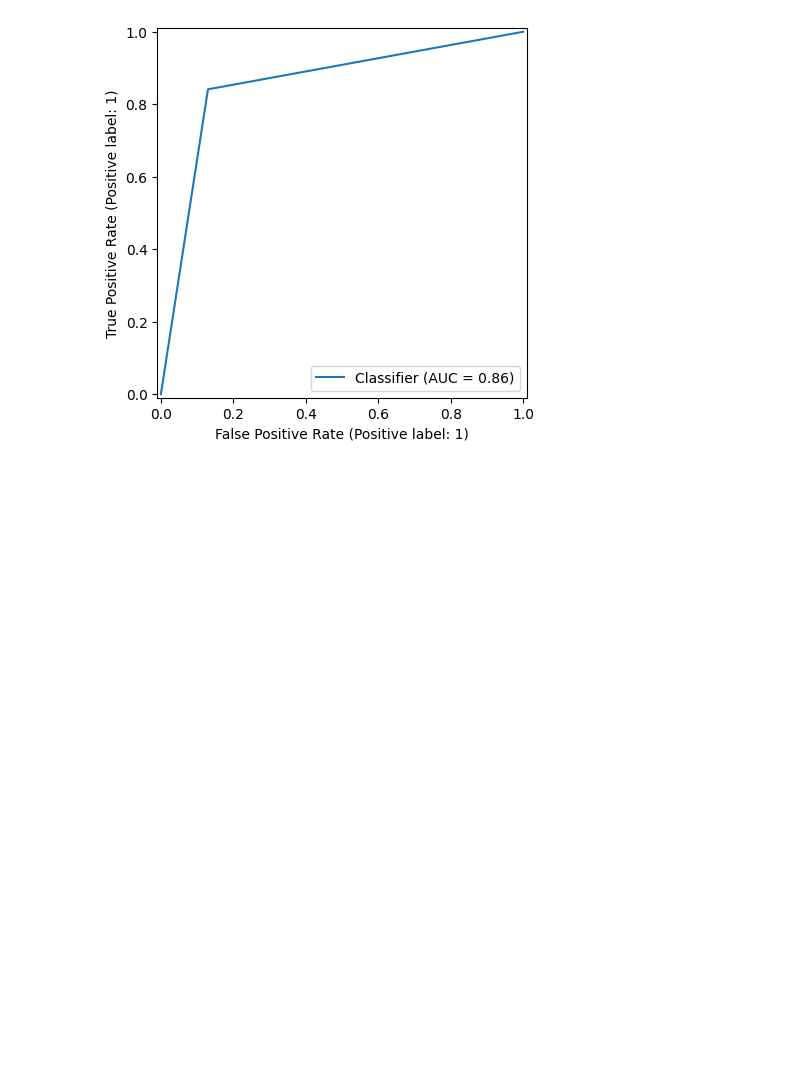
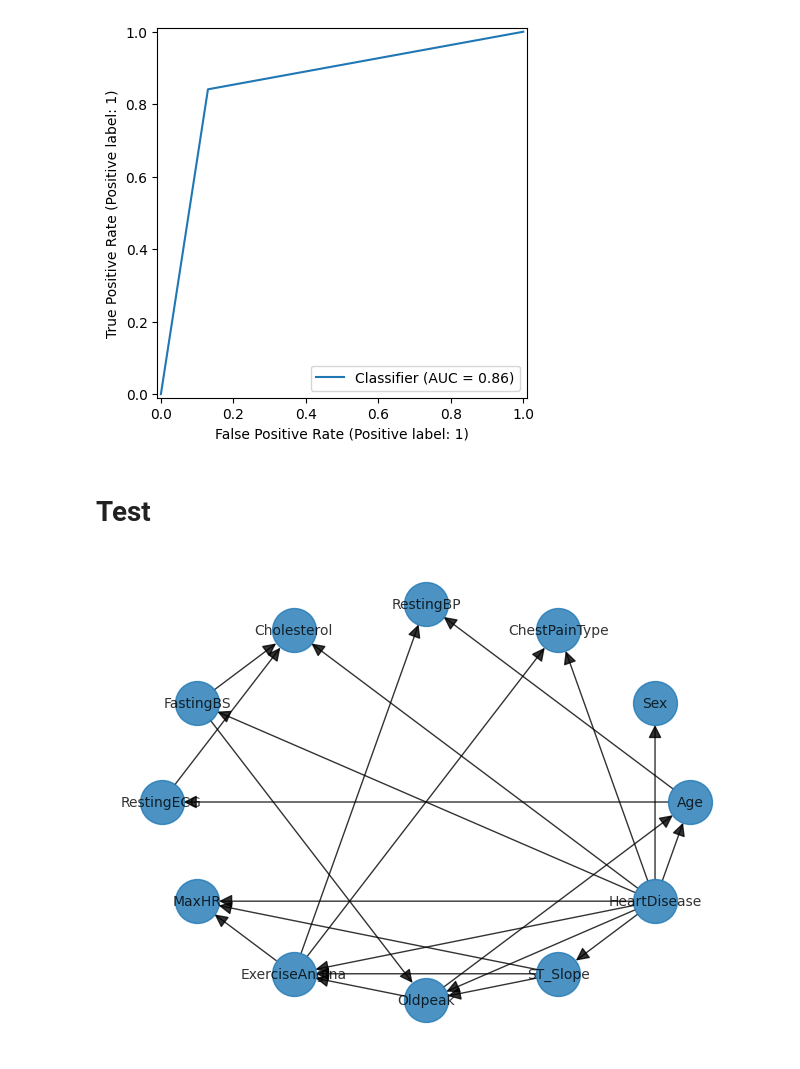
Before and after one commit to MatteoFasulo/BayesianHeartDisease, a Jupyter notebook: MLE_heart.ipynb, the cells around one changed output. Cells and saved outputs as stored; diff of their text form; code cells hidden in the pictures; blank space fills up the shorter version.

Commit message:
Update for better Hill Climbing

```diff
--- a/MLE_heart.ipynb
+++ b/MLE_heart.ipynb
@@ -333,3 +335,13 @@ plt.show()
 # %% [output]
 [figure]
 [figure]
+# %% [markdown]
+# Test
+# %%
+test = HillClimbSearch(df).estimate(tabu_length=100000, epsilon=1e-16, black_list=[(x, target_variable) for x in X_train.columns])
+# %%
+nx.draw_circular(test, with_labels=True, arrowsize=20,
+                 node_size=1000, font_size=10, alpha=0.8)
+plt.show()
+# %% [output]
+[figure, added]
```
Also changed, not shown: parts of 4 cells of this notebook.
